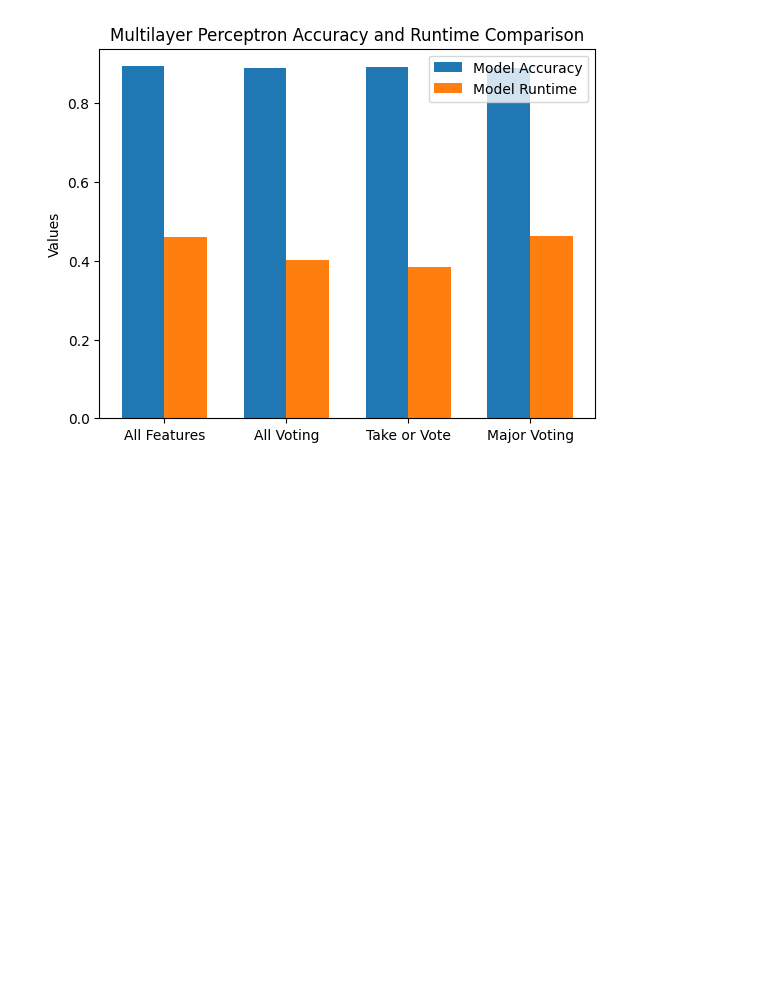
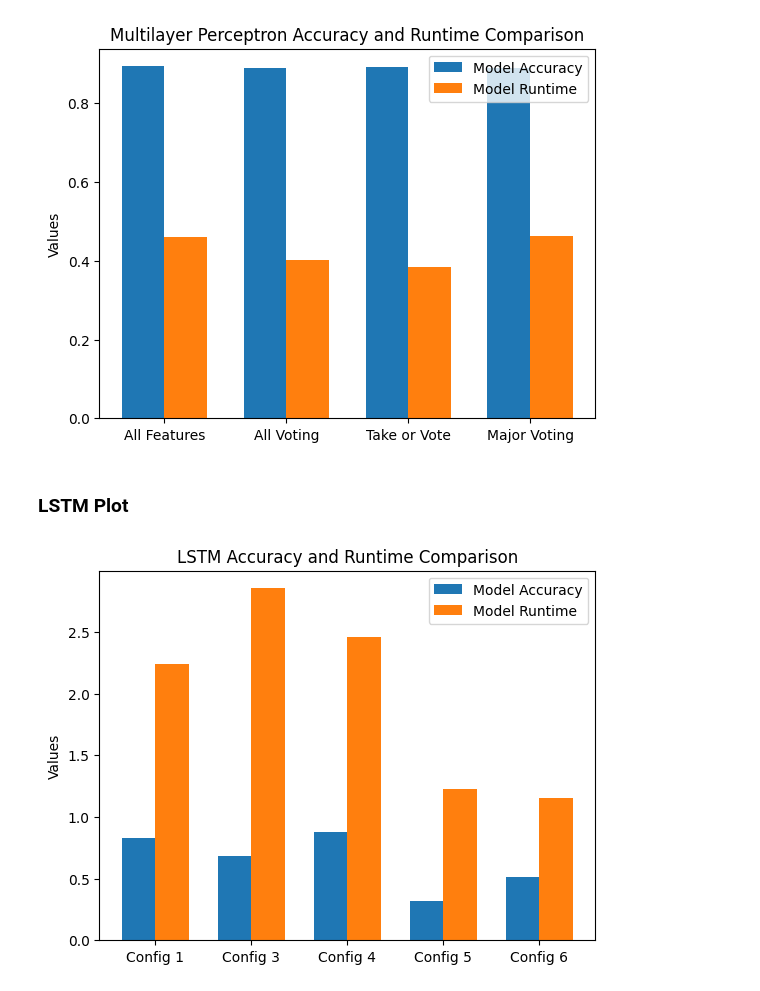
Before and after one commit to Vinzecta/Rainfall-Prediction, a Jupyter notebook: tcn-lstm/experiments.ipynb, the cells around one changed output. Saved outputs shown, nothing was run; the diff lists cells and outputs as text; code cells hidden in the pictures; blank space fills up the shorter version.

Commit message:
Add lstm results

```diff
--- a/tcn-lstm/experiments.ipynb
+++ b/tcn-lstm/experiments.ipynb
@@ -35,3 +35,40 @@ ax.legend()
 plt.show()
 # %% [output]
 [figure]
+# %% [markdown]
+### LSTM Plot
+# %%
+#import lstm
+#LSTMConfig1 Accuracy: 0.8314163684844971
+# LSTMConfig1 Runtime: 2.2370591163635254
+# LSTMConfig3 Accuracy: 0.6798937916755676
+# LSTMConfig3 Runtime: 2.854604959487915
+# LSTMConfig4 Accuracy: 0.8746851086616516
+# LSTMConfig4 Runtime: 2.4584529399871826
+# LSTMConfig5 Accuracy: 0.3186274468898773
+# LSTMConfig5 Runtime: 1.2267646789550781
+# LSTMConfig6 Accuracy: 0.5125972032546997
+# LSTMConfig6 Runtime: 1.151860237121582
+
+lstm_accuracy = [0.8314163684844971, 0.6798937916755676, 0.8746851086616516, 0.3186274468898773, 0.5125972032546997]
+lstm_runtime = [2.2370591163635254, 2.854604959487915, 2.4584529399871826, 1.2267646789550781, 1.151860237121582]
+lstm_label = ['Config 1', 'Config 3', 'Config 4', 'Config 5', 'Config 6']
+
+x = np.arange(len(lstm_label))  # label locations
+width = 0.35  # width of the bars
+
+# Plot
+fig, ax = plt.subplots()
+bars1 = ax.bar(x - width/2, lstm_accuracy, width, label='Model Accuracy')
+bars2 = ax.bar(x + width/2, lstm_runtime, width, label='Model Runtime')
+
+# Labels & titles
+ax.set_ylabel('Values')
+ax.set_title('LSTM Accuracy and Runtime Comparison')
+ax.set_xticks(x)
+ax.set_xticklabels(lstm_label)
+ax.legend()
+
+plt.show()
+# %% [output]
+[figure, added]
```
